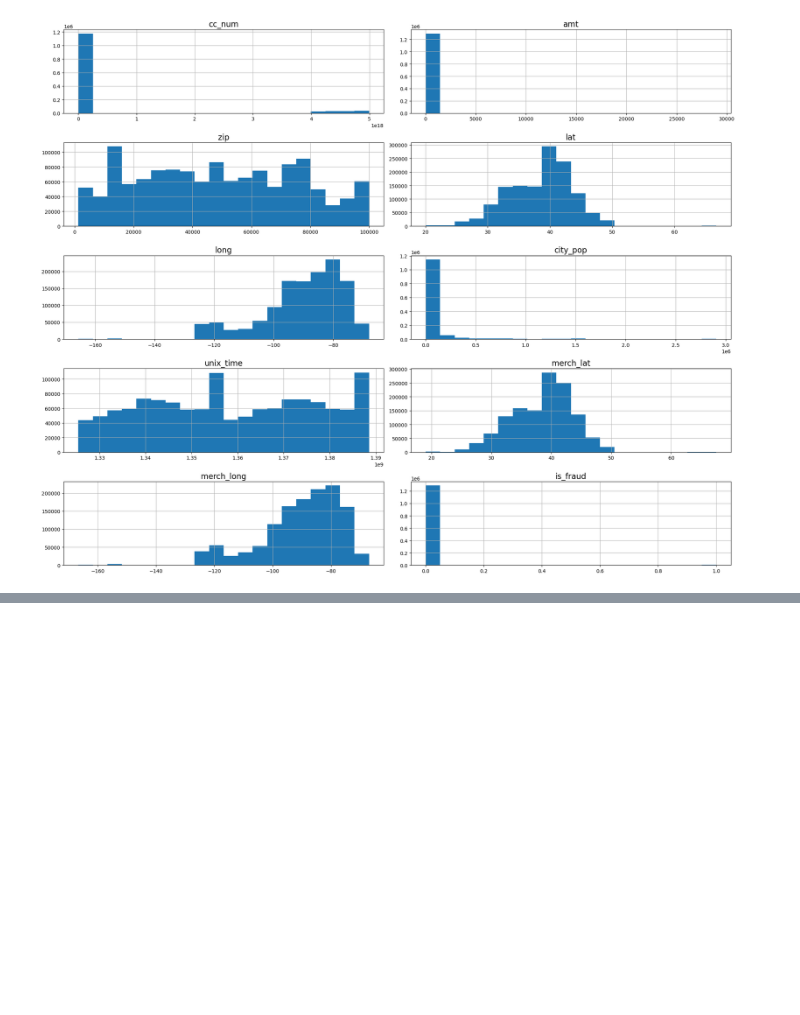
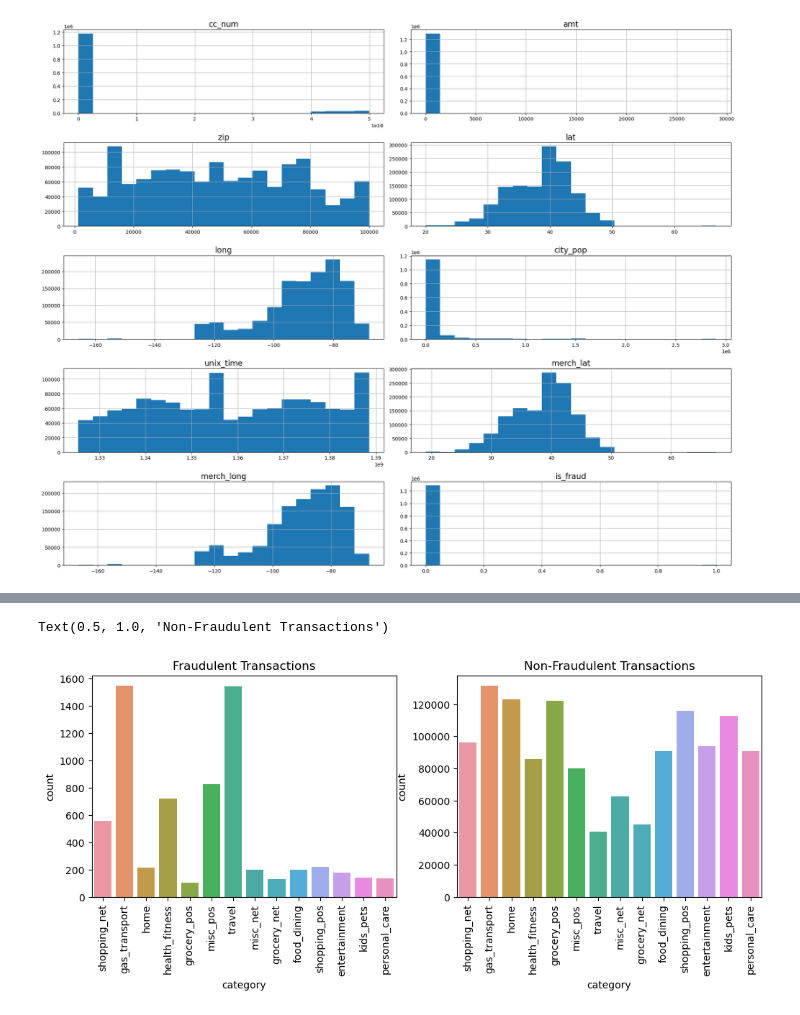
Before and after one commit to jwjwwjwj/BT4012, a Jupyter notebook: main.ipynb, the cells around one changed output, grey strips where cells are left out. Cells and saved outputs as stored; diff of their text form; code cells hidden in the pictures; blank space fills up the shorter version.

```diff
--- a/main.ipynb
+++ b/main.ipynb
@@ -263,0 +304,18 @@ plt.show()
+# %%
+# sort fraudulent and non-fraudulent train data by category
+fig, axes = plt.subplots(1, 2, figsize=(12, 4))
+
+
+ax_fraudulent = sns.countplot(x="category", data=train_fraudulent, ax=axes[0])
+ax_fraudulent.set_xticklabels(ax.get_xticklabels(), rotation=90)
+axes[0].set_title("Fraudulent Transactions")
+
+ax_non_fraudulent = sns.countplot(x="category", data=train_non_fraudulent, ax=axes[1])
+ax_non_fraudulent.set_xticklabels(ax.get_xticklabels(), rotation=90)
+axes[1].set_title("Non-Fraudulent Transactions")
+
+#ax_non_fraudulent_without_outliers = sns.countplot(x="category", data=train_non_fraudulent_without_outliers, ax=axes[2])
+#ax_non_fraudulent_without_outliers.set_xticklabels(ax.get_xticklabels(), rotation=90)
+# %% [output]
+Text(0.5, 1.0, 'Non-Fraudulent Transactions')
+[figure, added]
```
Also changed, not shown: parts of 13 cells of this notebook.
